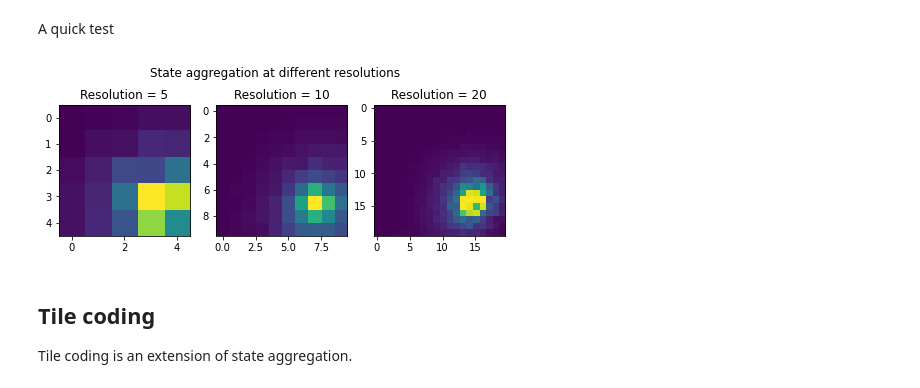
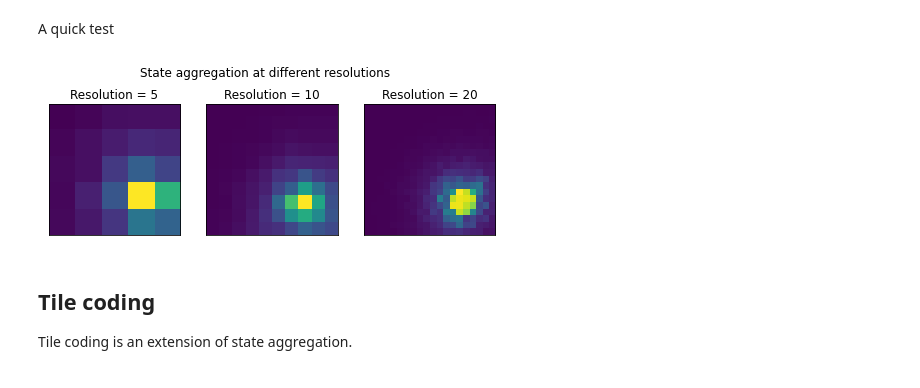
Before and after one commit to TheRealDrDre/CompCogNeuro, a Jupyter notebook: RL/RL5_continuous.ipynb, the cells around one changed output. Drawn from its saved outputs; the diff is of its cells as text; code cells hidden in the pictures.

Commit message:
Better visualization with node sizes

```diff
--- a/RL/RL5_continuous.ipynb
+++ b/RL/RL5_continuous.ipynb
@@ -247,25 +247,27 @@ A quick test
 # %%
 m = Maze()
 a5 = ContinuousTDAgent(alpha=0.1, res=5)
 a10 = ContinuousTDAgent(alpha=0.1, res=10)
 a20 = ContinuousTDAgent(alpha=0.1, res=20)
 
 # Because the agent moves at random, the following instruction can take a variable amount of time to complete
 h5 = run_trials(m, a5, 500)
 h10 = run_trials(m, a10, 500)
 h20 = run_trials(m, a20, 500)
 
 fig, axs = plt.subplots(1, 3, figsize=(8, 3))
-axs[0].imshow(a5.values)
-axs[1].imshow(a10.values)
-axs[2].imshow(a20.values)
 
-for ax, res in zip(axs, [5, 10, 20]):
-    ax.set_title("Resolution = %d" % (res,))
+for i, a in enumerate([a5, a10, a20]):
+    axs[i].imshow(a.values)
+    axs[i].set_xticks([])
+    axs[i].set_yticks([])
+    axs[i].set_title("Resolution = %d" % (a.res,))
+
 fig.suptitle("State aggregation at different resolutions")
+plt.savefig("figures/state_aggregation.png")
 plt.show()
 # %% [output]
-[figure, old version]
+[figure, new version]
 # %% [markdown]
 ## Tile coding
 
```
Also changed, not shown: parts of 4 cells of this notebook.
